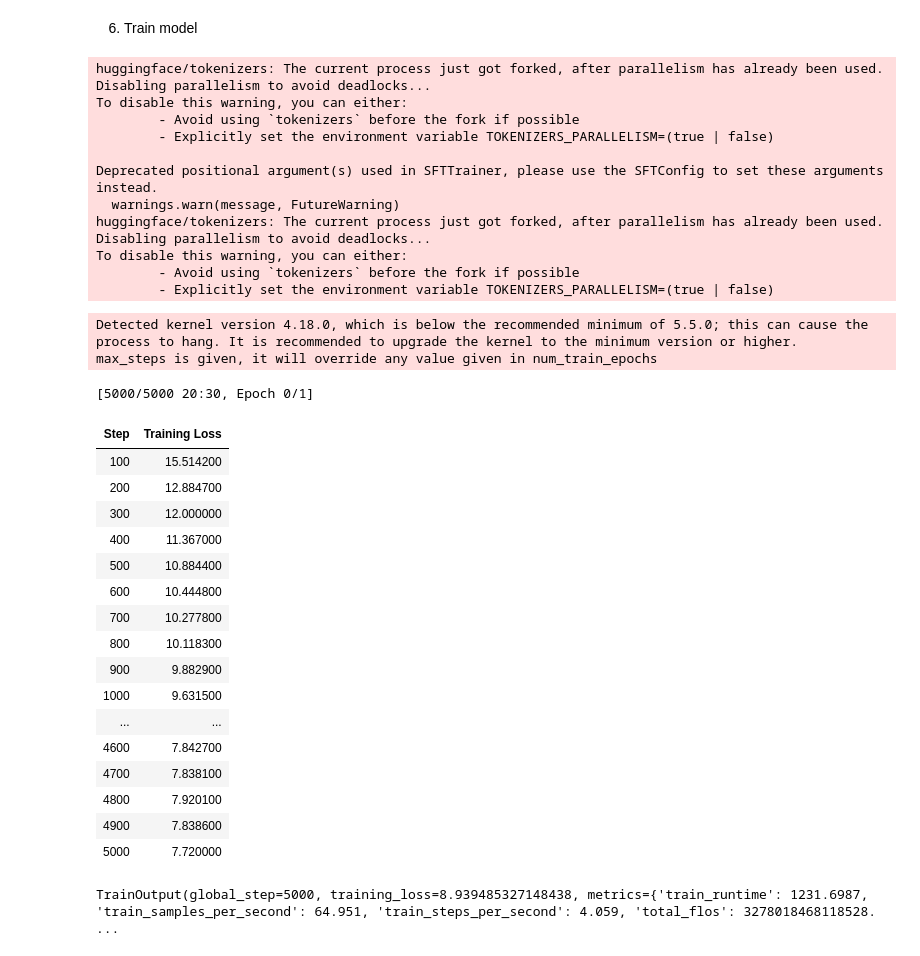
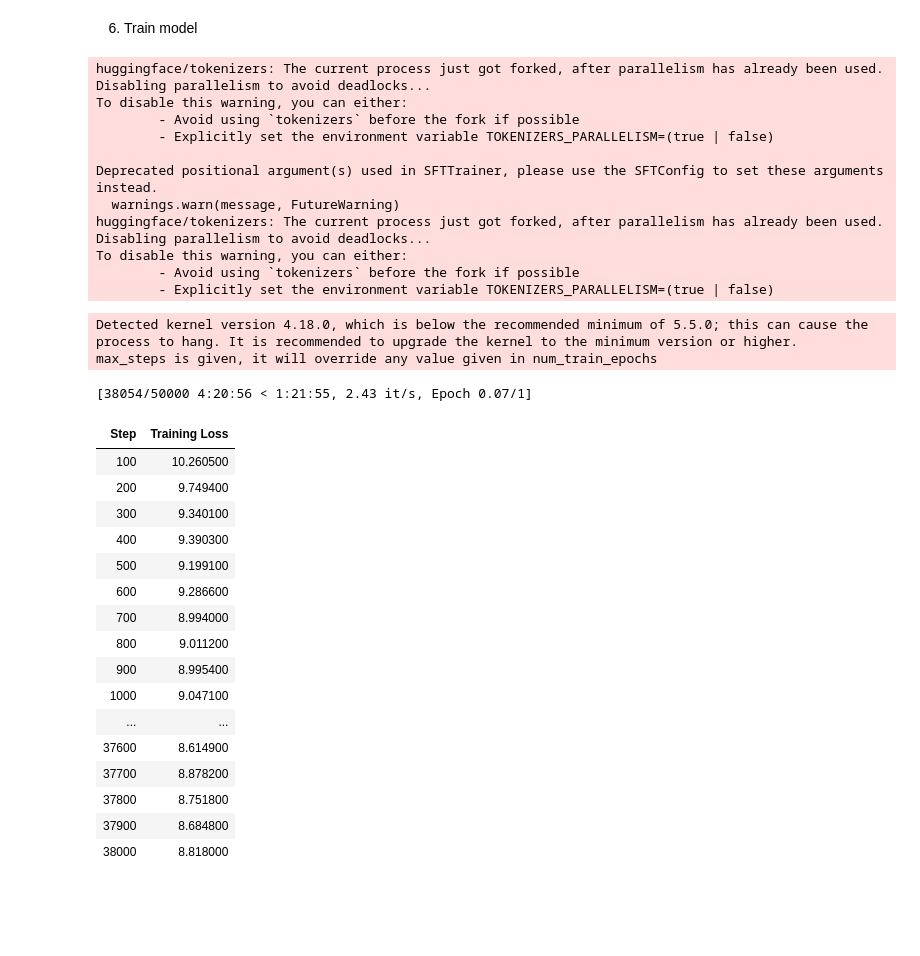
Before and after one commit to aankarr/Amazon-Reviews-Chatbot, a Jupyter notebook: finetuning.ipynb, the cells around one changed output. Drawn from its saved outputs; the diff is of its cells as text; code cells hidden in the pictures; blank space fills up the shorter version.

```diff
--- a/finetuning.ipynb
+++ b/finetuning.ipynb
@@ -141,7 +126,7 @@ from trl import SFTTrainer
 # Customize training arguments
 training_arguments = TrainingArguments(
     output_dir="./results",
-    per_device_train_batch_size=4,
+    per_device_train_batch_size=2,
     gradient_accumulation_steps=4,
     optim="adamw_torch",
     save_steps=1000,
@@ -149,57 +134,56 @@ training_arguments = TrainingArguments(
     learning_rate=2e-4,
     fp16=True,
     max_grad_norm=0.3,
-    max_steps=5000,
+    max_steps=50000,
     warmup_ratio=0.03,
     group_by_length=True,
-    lr_scheduler_type="constant",
+    lr_scheduler_type="cosine",
     gradient_checkpointing=True,
 )
 
 # Initialize trainer
 trainer = SFTTrainer(
     model=model,
     train_dataset=data_dict['train'],
     eval_dataset=data_dict['test'],
     dataset_text_field="content",
     max_seq_length=512,
     tokenizer=tokenizer,
     args=training_arguments,
 )
 
 # Start training
 trainer.train()
 # %% [output]
 huggingface/tokenizers: The current process just got forked, after parallelism has already been used. Disabling parallelism to avoid deadlocks...
 To disable this warning, you can either:
         - Avoid using `tokenizers` before the fork if possible
         - Explicitly set the environment variable TOKENIZERS_PARALLELISM=(true | false)
 
 Deprecated positional argument(s) used in SFTTrainer, please use the SFTConfig to set these arguments instead.
   warnings.warn(message, FutureWarning)
 huggingface/tokenizers: The current process just got forked, after parallelism has already been used. Disabling parallelism to avoid deadlocks...
 To disable this warning, you can either:
         - Avoid using `tokenizers` before the fork if possible
         - Explicitly set the environment variable TOKENIZERS_PARALLELISM=(true | false)
 Detected kernel version 4.18.0, which is below the recommended minimum of 5.5.0; this can cause the process to hang. It is recommended to upgrade the kernel to the minimum version or higher.
 max_steps is given, it will override any value given in num_train_epochs
-[5000/5000 20:30, Epoch 0/1]
+[38054/50000 4:20:56 < 1:21:55, 2.43 it/s, Epoch 0.07/1]
 | Step | Training Loss |
-| 100 | 15.514200 |
-| 200 | 12.884700 |
-| 300 | 12.000000 |
-| 400 | 11.367000 |
-| 500 | 10.884400 |
-| 600 | 10.444800 |
-| 700 | 10.277800 |
-| 800 | 10.118300 |
-| 900 | 9.882900 |
-| 1000 | 9.631500 |
+| 100 | 10.260500 |
+| 200 | 9.749400 |
+| 300 | 9.340100 |
+| 400 | 9.390300 |
+| 500 | 9.199100 |
+| 600 | 9.286600 |
+| 700 | 8.994000 |
+| 800 | 9.011200 |
+| 900 | 8.995400 |
+| 1000 | 9.047100 |
 | ... | ... |
-| 4600 | 7.842700 |
-| 4700 | 7.838100 |
-| 4800 | 7.920100 |
-| 4900 | 7.838600 |
-| 5000 | 7.720000 |
+| 37600 | 8.614900 |
+| 37700 | 8.878200 |
+| 37800 | 8.751800 |
+| 37900 | 8.684800 |
+| 38000 | 8.818000 |
-TrainOutput(global_step=5000, training_loss=8.939485327148438, metrics={'train_runtime': 1231.6987, 'train_samples_per_second': 64.951, 'train_steps_per_second': 4.059, 'total_flos': 3278018468118528. ...
 # %%
```
Also changed, not shown: parts of 8 cells of this notebook, 4 other files.
